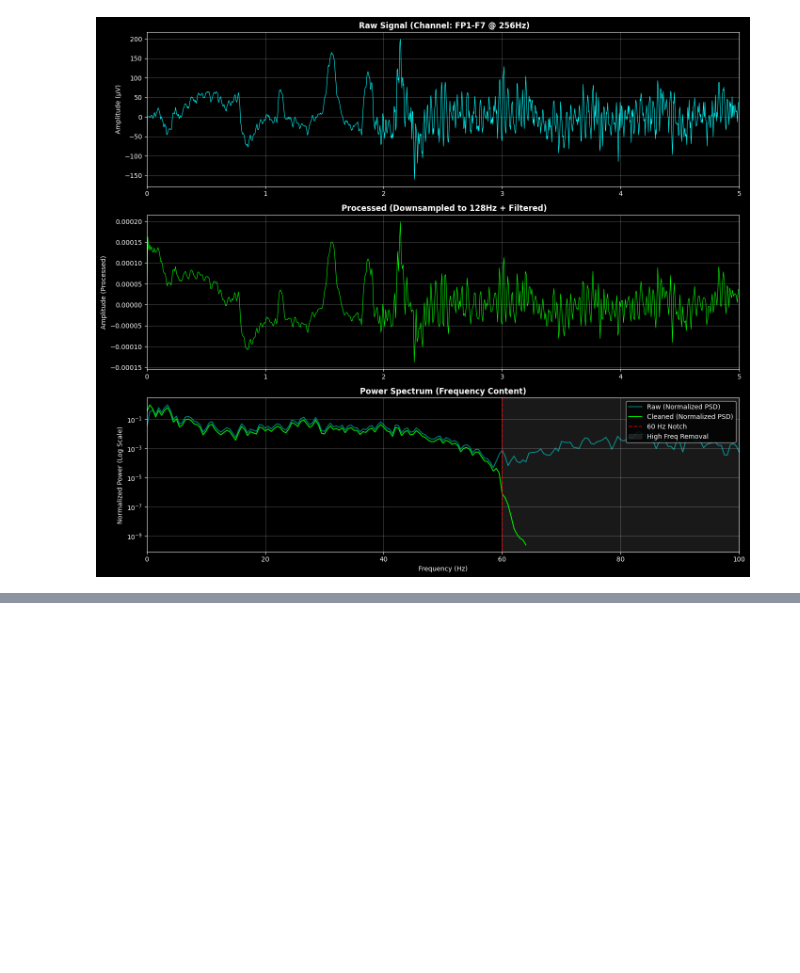
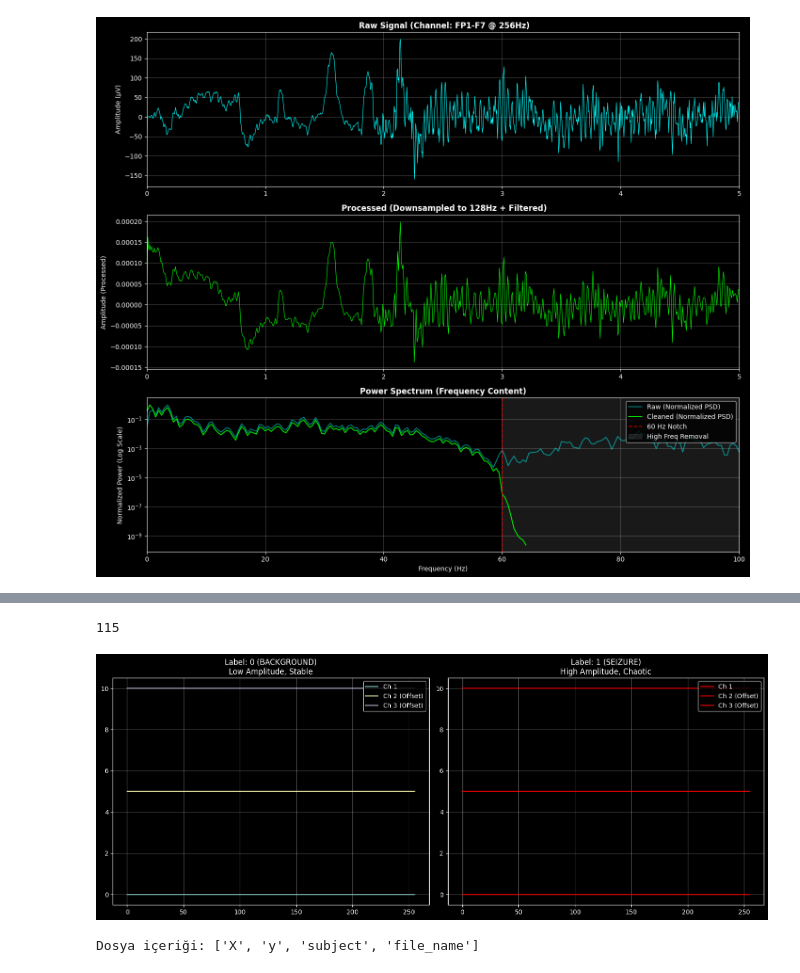
Before and after one commit to denizyennerr/Tez, a Jupyter notebook: preprocess_verify.ipynb, the cells around one changed output, grey strips where cells are left out. Cells and saved outputs as stored; diff of their text form; code cells hidden in the pictures; blank space fills up the shorter version.

Commit message:
Model and data generator updated

```diff
--- a/preprocess_verify.ipynb
+++ b/preprocess_verify.ipynb
@@ -150,6 +146,6 @@ print(set(y))
 # %%
 # Use os.path.join to handle the folder correctly
-file_path = os.path.join("processed_dataset_2", "chb10_27_P1.npz")
+file_path = os.path.join("dataset_final/train/chb10", "chb10_27.npz")
 
 print(f"Loading file from: {file_path}")
 
@@ -455,0 +428,48 @@ print("="*60)
+# %%
+np.count_nonzero(npz['y'])
+# %% [output]
+115
+# %%
+# Load your processed file
+data = np.load("dataset_final/train/chb01/chb01_03_train.npz")
+X = npz['X']  # Shape: (N, 18, 256)
+y = npz['y']  # Shape: (N,)
+
+# Get indices for each class
+seizure_idxs = np.where(y == 1)[0]
+normal_idxs = np.where(y == 0)[0]
+
+print(f"Total Seizures: {len(seizure_idxs)}")
+print(f"Total Background: {len(normal_idxs)}")
+
+# --- PLOT VALIDATION ---
+plt.figure(figsize=(15, 6))
+
+# Plot Background (Label 0)
+plt.subplot(1, 2, 1)
+if len(normal_idxs) > 0:
+    idx = normal_idxs[0]
+    # Plot first 3 channels
+    plt.plot(X[idx, 0, :], label='Ch 1')
+    plt.plot(X[idx, 1, :] + 5, label='Ch 2 (Offset)')
+    plt.plot(X[idx, 2, :] + 10, label='Ch 3 (Offset)')
+    plt.title(f"Label: 0 (BACKGROUND)\nLow Amplitude, Stable")
+    plt.legend()
+    plt.grid(True, alpha=0.3)
+
+# Plot Seizure (Label 1)
+plt.subplot(1, 2, 2)
+if len(seizure_idxs) > 0:
+    idx = seizure_idxs[0]
+    # Plot first 3 channels
+    plt.plot(X[idx, 0, :], label='Ch 1', color='red')
+    plt.plot(X[idx, 1, :] + 5, label='Ch 2 (Offset)', color='red')
+    plt.plot(X[idx, 2, :] + 10, label='Ch 3 (Offset)', color='red')
+    plt.title(f"Label: 1 (SEIZURE)\nHigh Amplitude, Chaotic")
+    plt.legend()
+    plt.grid(True, alpha=0.3)
+
+plt.tight_layout()
+plt.show()
+# %% [output]
+[figure, added]
@@ -455,0 +478,14 @@ print("="*60)
+# %%
+import numpy as np
+import mne
+
+# Veriyi yükle
+data_npz = np.load("dataset_final/train/chb08/chb08_02_train.npz")
+
+# Dosya içindeki dizileri kontrol et (Genelde 'data' ve 'labels' olur)
+print(f"Dosya içeriği: {data_npz.files}")
+
+signals = data_npz['X']  # Şekli genellikle (Kanallar, Zaman) veya (Zaman, Kanallar)
+labels = data_npz['y'] # Nöbet anlarını belirten dizi
+# %% [output]
+Dosya içeriği: ['X', 'y', 'subject', 'file_name']
```
Also changed, not shown: parts of 14 cells of this notebook, 6 other files.
